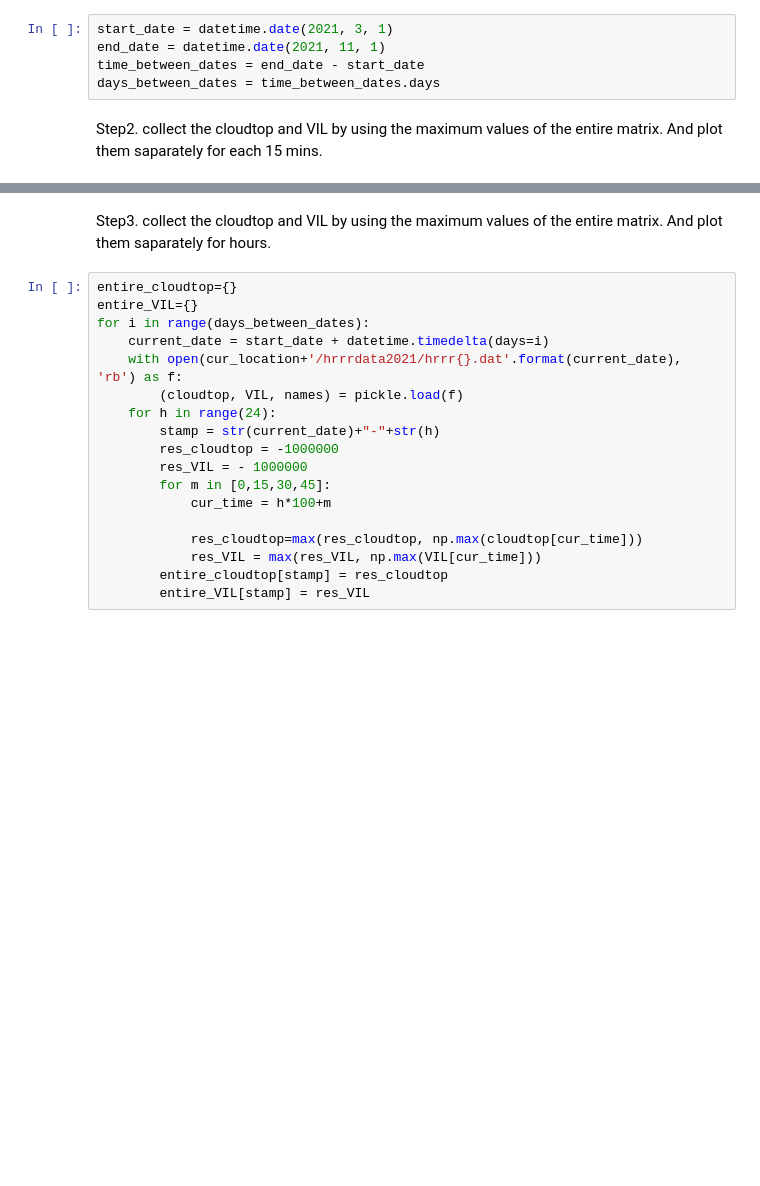
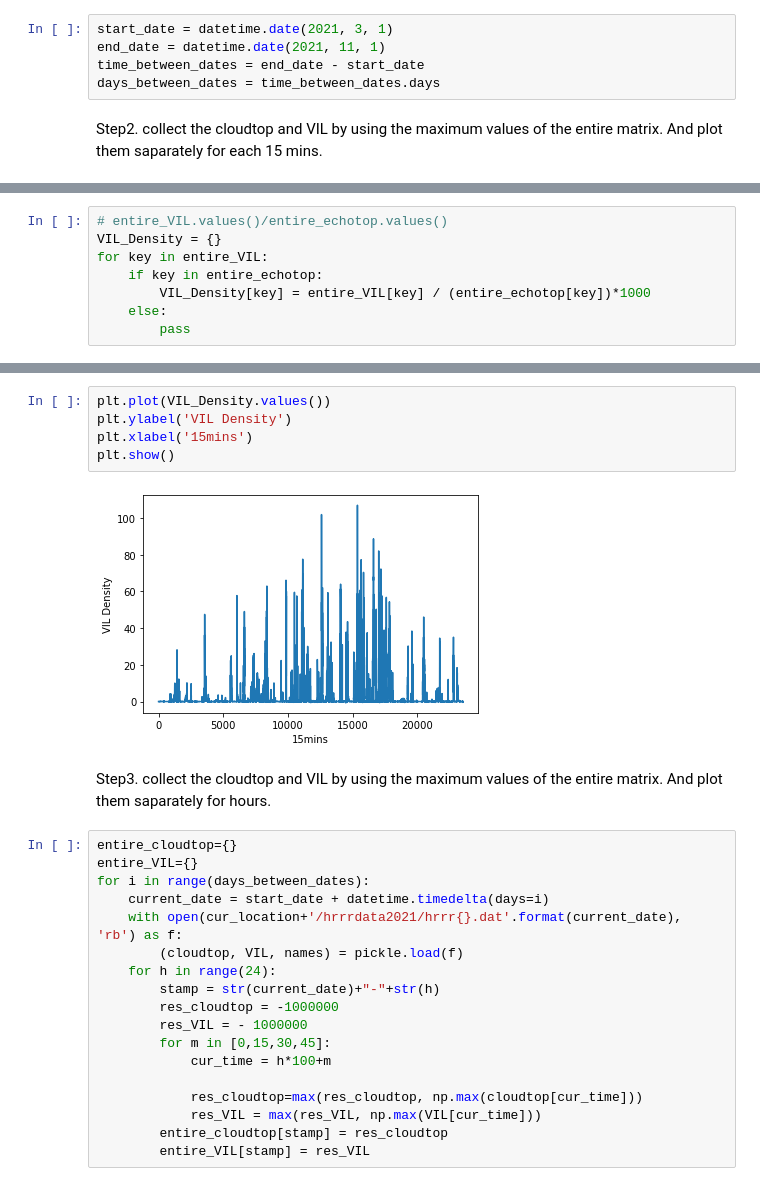
Before and after one commit to AA-Project/Prediction-for-flight, a Jupyter notebook: Generating_time_series.ipynb, the cells around one changed output, grey strips where cells are left out. Cells and saved outputs as stored; diff of their text form; blank space fills up the shorter version.

```diff
--- a/Generating_time_series.ipynb
+++ b/Generating_time_series.ipynb
@@ -45,0 +46,8 @@ plt.show()
+# %%
+# entire_VIL.values()/entire_echotop.values()
+VIL_Density = {}
+for key in entire_VIL:
+    if key in entire_echotop:
+        VIL_Density[key] = entire_VIL[key] / (entire_echotop[key])*1000
+    else:
+        pass
@@ -46,3 +80,10 @@ plt.show()
+# %%
+plt.plot(VIL_Density.values())
+plt.ylabel('VIL Density')
+plt.xlabel('15mins')
+plt.show()
+# %% [output]
+[figure, added]
 # %% [markdown]
 Step3. collect the cloudtop and VIL by using the maximum values of the entire matrix. And plot them saparately for hours.
 # %%
```
Also changed, not shown: parts of 7 cells of this notebook.
